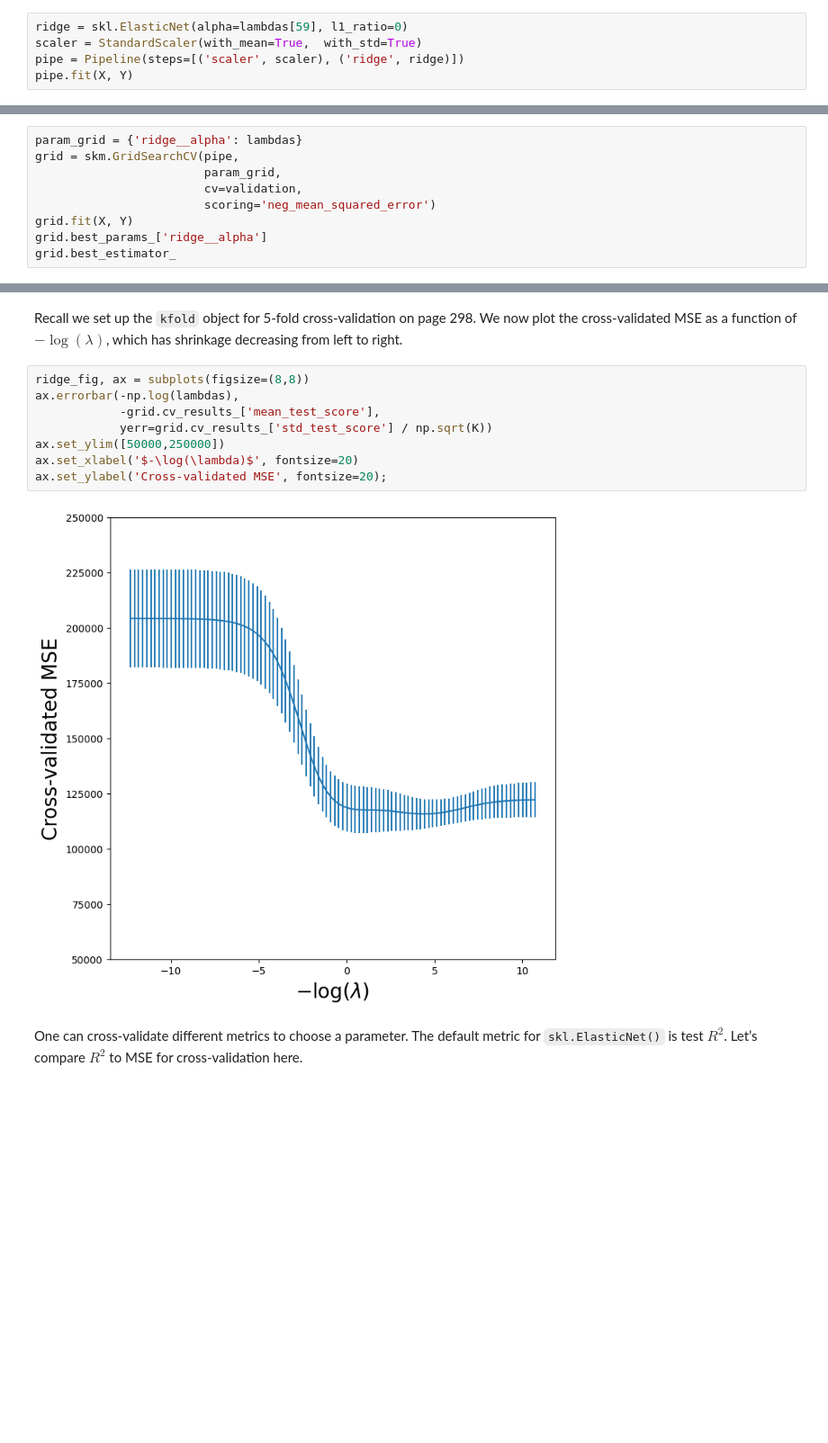
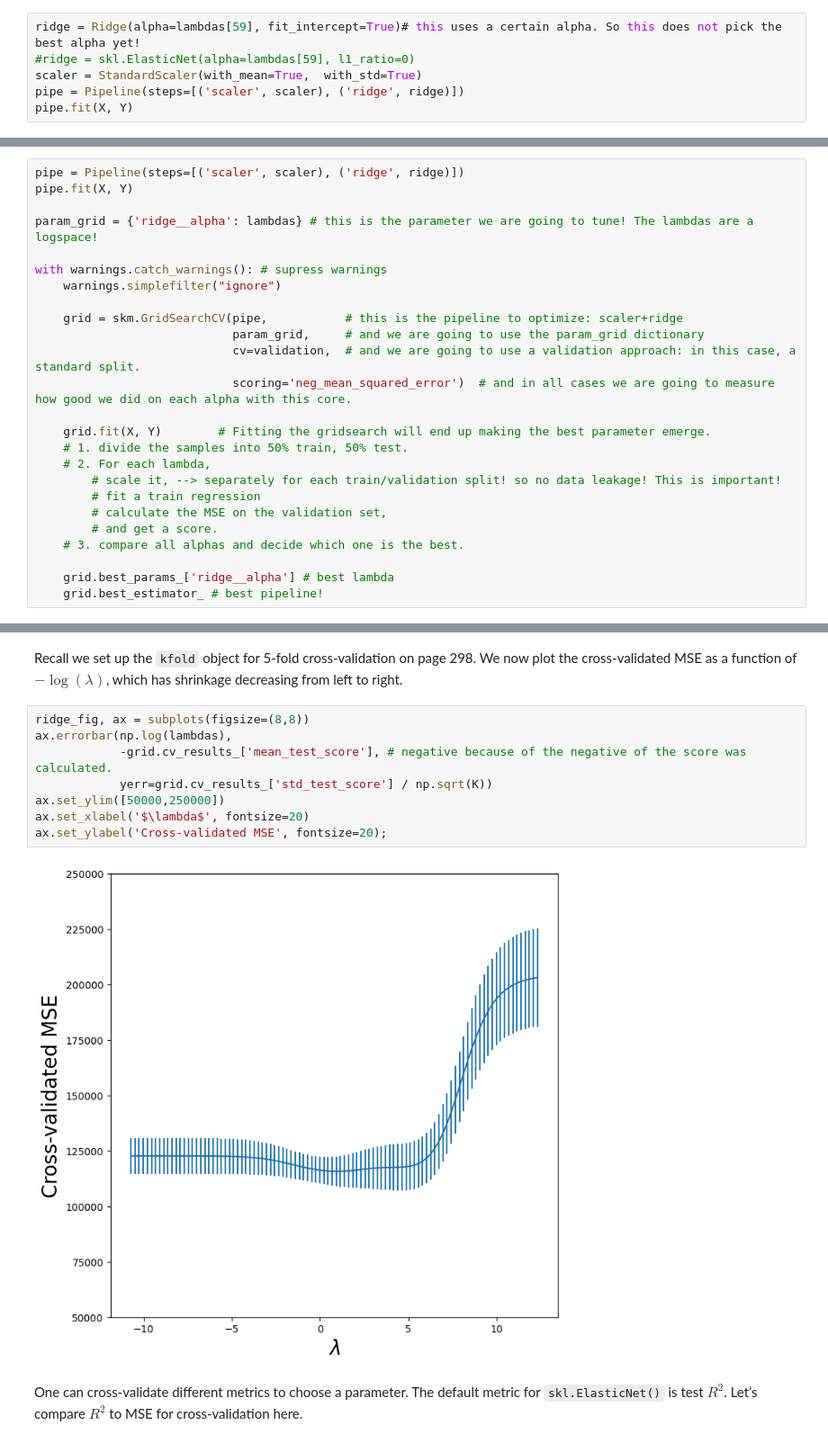
Before and after one commit to FDrico/statistical_learning, a Jupyter notebook: notebooks/Ch06-varselect-lab.ipynb, the cells around one changed output, grey strips where cells are left out. Shown at 90% size. Cells and saved outputs as stored; diff of their text form; blank space fills up the shorter version.

Commit message:
Regressions and variable selections revisited

```diff
--- a/notebooks/Ch06-varselect-lab.ipynb
+++ b/notebooks/Ch06-varselect-lab.ipynb
@@ -808,7 +884,8 @@ The `Pipeline()`  object
 in `sklearn` provides a clear way to separate feature
 normalization from the fitting of the ridge model itself.
 # %%
-ridge = skl.ElasticNet(alpha=lambdas[59], l1_ratio=0)
+ridge = Ridge(alpha=lambdas[59], fit_intercept=True)# this uses a certain alpha. So this does not pick the best alpha yet!
+#ridge = skl.ElasticNet(alpha=lambdas[59], l1_ratio=0)
 scaler = StandardScaler(with_mean=True,  with_std=True)
 pipe = Pipeline(steps=[('scaler', scaler), ('ridge', ridge)])
 pipe.fit(X, Y)
@@ -872,11 +971,27 @@ grid search to choose such a parameter.
 We first use the validation set method
 to choose $\lambda$.
 # %%
-param_grid = {'ridge__alpha': lambdas}
-grid = skm.GridSearchCV(pipe,
-                        param_grid,
-                        cv=validation,
-                        scoring='neg_mean_squared_error')
-grid.fit(X, Y)
-grid.best_params_['ridge__alpha']
-grid.best_estimator_
+pipe = Pipeline(steps=[('scaler', scaler), ('ridge', ridge)])
+pipe.fit(X, Y)
+
+param_grid = {'ridge__alpha': lambdas} # this is the parameter we are going to tune! The lambdas are a logspace!
+
+with warnings.catch_warnings(): # supress warnings
+    warnings.simplefilter("ignore")
+
+    grid = skm.GridSearchCV(pipe,           # this is the pipeline to optimize: scaler+ridge
+                            param_grid,     # and we are going to use the param_grid dictionary
+                            cv=validation,  # and we are going to use a validation approach: in this case, a standard split.
+                            scoring='neg_mean_squared_error')  # and in all cases we are going to measure how good we did on each alpha with this core.
+
+    grid.fit(X, Y)        # Fitting the gridsearch will end up making the best parameter emerge.
+    # 1. divide the samples into 50% train, 50% test.
+    # 2. For each lambda,
+        # scale it, --> separately for each train/validation split! so no data leakage! This is important!
+        # fit a train regression
+        # calculate the MSE on the validation set,
+        # and get a score.
+    # 3. compare all alphas and decide which one is the best.
+
+    grid.best_params_['ridge__alpha'] # best lambda
+    grid.best_estimator_ # best pipeline!
@@ -901,14 +1018,14 @@ Recall we set up the `kfold` object for 5-fold cross-validation on page 298. We
 to right.
 # %%
 ridge_fig, ax = subplots(figsize=(8,8))
-ax.errorbar(-np.log(lambdas),
-            -grid.cv_results_['mean_test_score'],
+ax.errorbar(np.log(lambdas),
+            -grid.cv_results_['mean_test_score'], # negative because of the negative of the score was calculated.
             yerr=grid.cv_results_['std_test_score'] / np.sqrt(K))
 ax.set_ylim([50000,250000])
-ax.set_xlabel('$-\log(\lambda)$', fontsize=20)
+ax.set_xlabel('$\lambda$', fontsize=20)
 ax.set_ylabel('Cross-validated MSE', fontsize=20);
 # %% [output]
-[figure, old version]
+[figure, new version]
 # %% [markdown]
 One can cross-validate different metrics to choose a parameter. The default
 metric for `skl.ElasticNet()` is test $R^2$.
```
Also changed, not shown: parts of 54 cells of this notebook, 3 other files.
